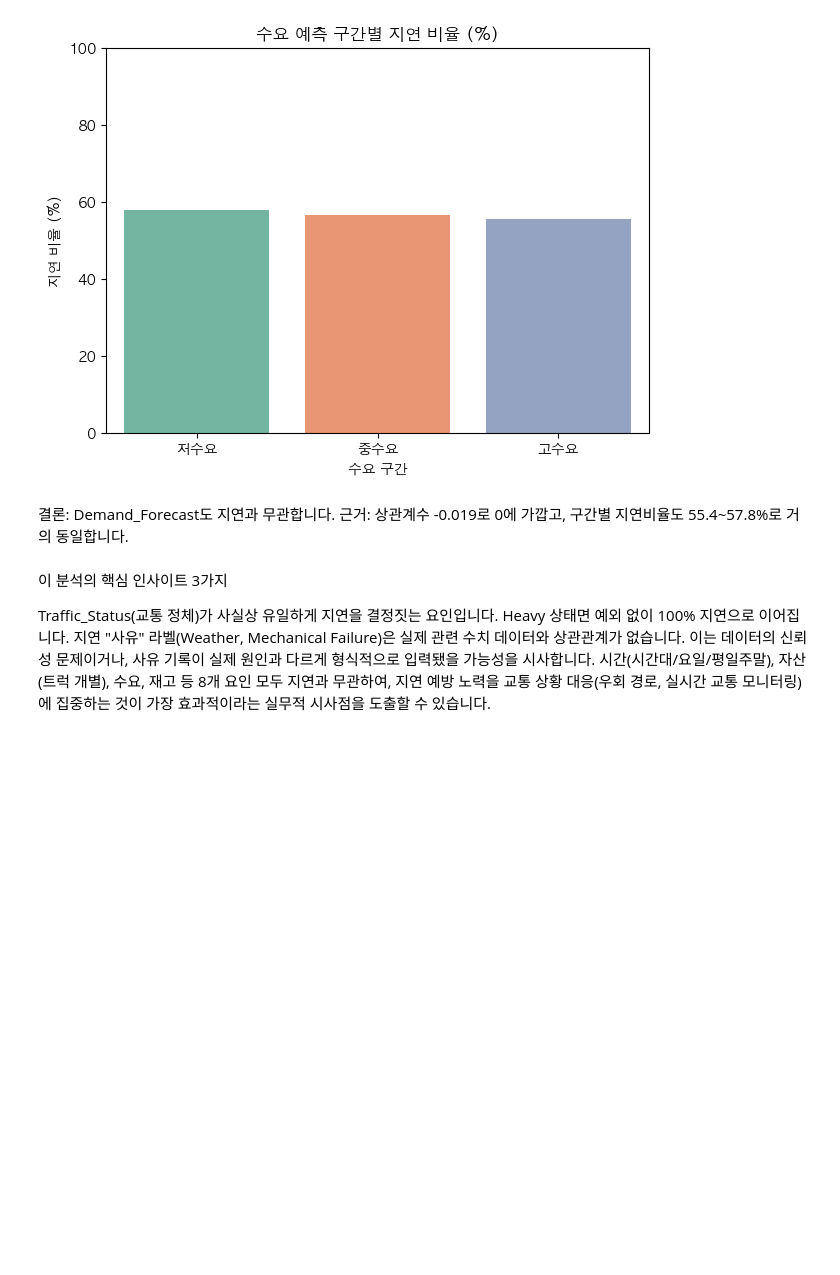
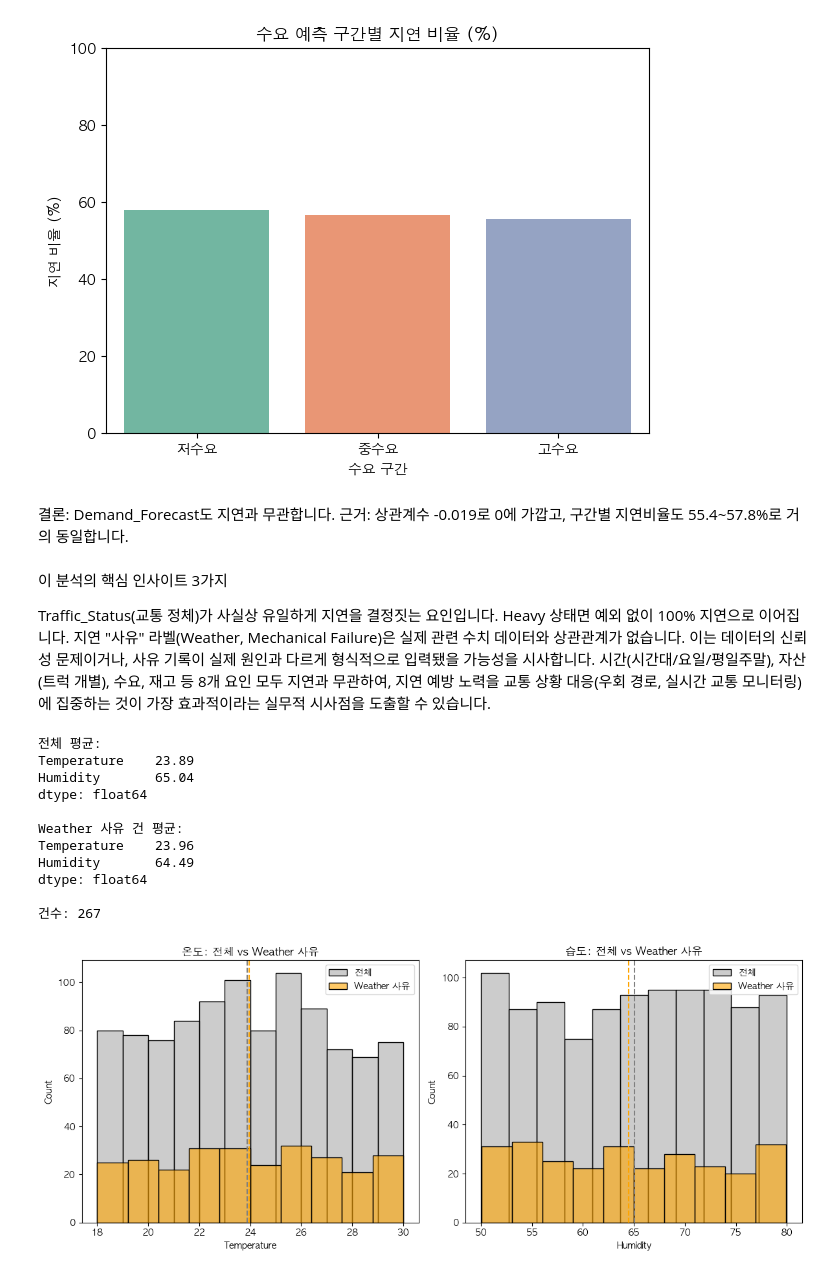
Before and after one commit to milli-star/data-analysis-portfolio, a Jupyter notebook: smart-logistics-analysis/notebooks/01_eda.ipynb, the cells around one changed output. Cells and saved outputs as stored; diff of their text form; code cells hidden in the pictures; blank space fills up the shorter version.

```diff
--- a/smart-logistics-analysis/notebooks/01_eda.ipynb
+++ b/smart-logistics-analysis/notebooks/01_eda.ipynb
@@ -603,3 +603,49 @@ Passing `palette` without assigning `hue` is deprecated and will be removed in v
 Traffic_Status(교통 정체)가 사실상 유일하게 지연을 결정짓는 요인입니다. Heavy 상태면 예외 없이 100% 지연으로 이어집니다.
 지연 "사유" 라벨(Weather, Mechanical Failure)은 실제 관련 수치 데이터와 상관관계가 없습니다. 이는 데이터의 신뢰성 문제이거나, 사유 기록이 실제 원인과 다르게 형식적으로 입력됐을 가능성을 시사합니다.
 시간(시간대/요일/평일주말), 자산(트럭 개별), 수요, 재고 등 8개 요인 모두 지연과 무관하여, 지연 예방 노력을 교통 상황 대응(우회 경로, 실시간 교통 모니터링)에 집중하는 것이 가장 효과적이라는 실무적 시사점을 도출할 수 있습니다.
+# %%
+# 전체 데이터의 평균 온도/습도 (기준값)
+overall_mean = df[['Temperature', 'Humidity']].mean().round(2)
+print("전체 평균:")
+print(overall_mean)
+
+# Weather 사유로 기록된 건만 필터링
+weather_df = df[df['Logistics_Delay_Reason'] == 'Weather']
+weather_mean = weather_df[['Temperature', 'Humidity']].mean().round(2)
+print("\nWeather 사유 건 평균:")
+print(weather_mean)
+
+print("\n건수:", len(weather_df))
+
+# 시각화: Weather 건의 온도 분포를 전체 분포와 비교
+fig, axes = plt.subplots(1, 2, figsize=(12, 5))
+
+sns.histplot(df['Temperature'], color='gray', alpha=0.4, label='전체', ax=axes[0])
+sns.histplot(weather_df['Temperature'], color='orange', alpha=0.6, label='Weather 사유', ax=axes[0])
+axes[0].axvline(overall_mean['Temperature'], color='gray', linestyle='--')
+axes[0].axvline(weather_mean['Temperature'], color='orange', linestyle='--')
+axes[0].set_title('온도: 전체 vs Weather 사유')
+axes[0].legend()
+
+sns.histplot(df['Humidity'], color='gray', alpha=0.4, label='전체', ax=axes[1])
+sns.histplot(weather_df['Humidity'], color='orange', alpha=0.6, label='Weather 사유', ax=axes[1])
+axes[1].axvline(overall_mean['Humidity'], color='gray', linestyle='--')
+axes[1].axvline(weather_mean['Humidity'], color='orange', linestyle='--')
+axes[1].set_title('습도: 전체 vs Weather 사유')
+axes[1].legend()
+
+plt.tight_layout()
+plt.show()
+# %% [output]
+전체 평균:
+Temperature    23.89
+Humidity       65.04
+dtype: float64
+
+Weather 사유 건 평균:
+Temperature    23.96
+Humidity       64.49
+dtype: float64
+
+건수: 267
+[figure, added]
```
Also changed, not shown: parts of 5 cells of this notebook.
